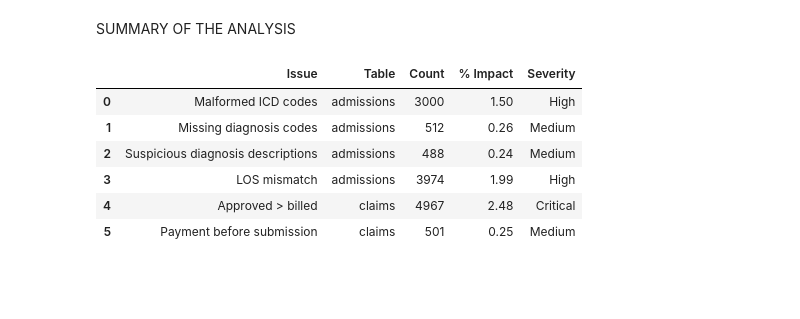
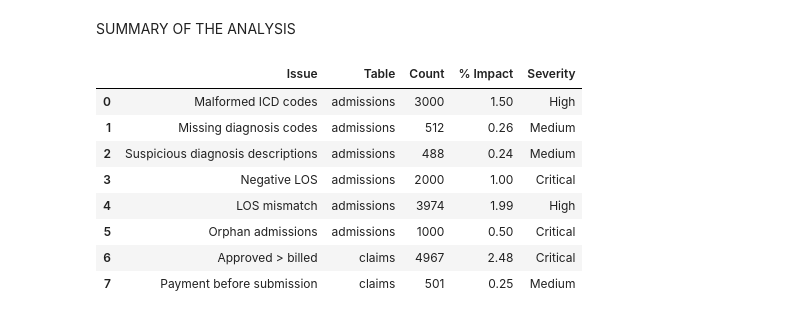
Before and after one commit to JaininV/healthcare_analytics, a Jupyter notebook: notebooks/data_profiling.ipynb, the cells around one changed output. Cells and saved outputs as stored; diff of their text form; code cells hidden in the pictures; blank space fills up the shorter version.

Commit message:
Edit the summary of the profiling

```diff
--- a/notebooks/data_profiling.ipynb
+++ b/notebooks/data_profiling.ipynb
@@ -490,23 +490,26 @@ Payment before submission %:  0.25
 # %% [markdown]
 SUMMARY OF THE ANALYSIS
 # %%
-# Finale SUMMARY of the reporting is here
 data_quality_summary = pd.DataFrame([
-    ["Malformed ICD codes", "admissions", 3000, 1.5, "High"],
+    ["Malformed ICD codes", "admissions", 3000, 1.50, "High"],
     ["Missing diagnosis codes", "admissions", 512, 0.26, "Medium"],
     ["Suspicious diagnosis descriptions", "admissions", 488, 0.24, "Medium"],
+    ["Negative LOS", "admissions", 2000, 1.00, "Critical"],
     ["LOS mismatch", "admissions", 3974, 1.99, "High"],
+    ["Orphan admissions", "admissions", 1000, 0.50, "Critical"],
     ["Approved > billed", "claims", 4967, 2.48, "Critical"],
     ["Payment before submission", "claims", 501, 0.25, "Medium"]
 ],
 columns=["Issue", "Table", "Count", "% Impact", "Severity"])
 
 data_quality_summary
 # %% [output]
 |  | Issue | Table | Count | % Impact | Severity |
 | 0 | Malformed ICD codes | admissions | 3000 | 1.50 | High |
 | 1 | Missing diagnosis codes | admissions | 512 | 0.26 | Medium |
 | 2 | Suspicious diagnosis descriptions | admissions | 488 | 0.24 | Medium |
-| 3 | LOS mismatch | admissions | 3974 | 1.99 | High |
-| 4 | Approved > billed | claims | 4967 | 2.48 | Critical |
-| 5 | Payment before submission | claims | 501 | 0.25 | Medium |
+| 3 | Negative LOS | admissions | 2000 | 1.00 | Critical |
+| 4 | LOS mismatch | admissions | 3974 | 1.99 | High |
+| 5 | Orphan admissions | admissions | 1000 | 0.50 | Critical |
+| 6 | Approved > billed | claims | 4967 | 2.48 | Critical |
+| 7 | Payment before submission | claims | 501 | 0.25 | Medium |
```
